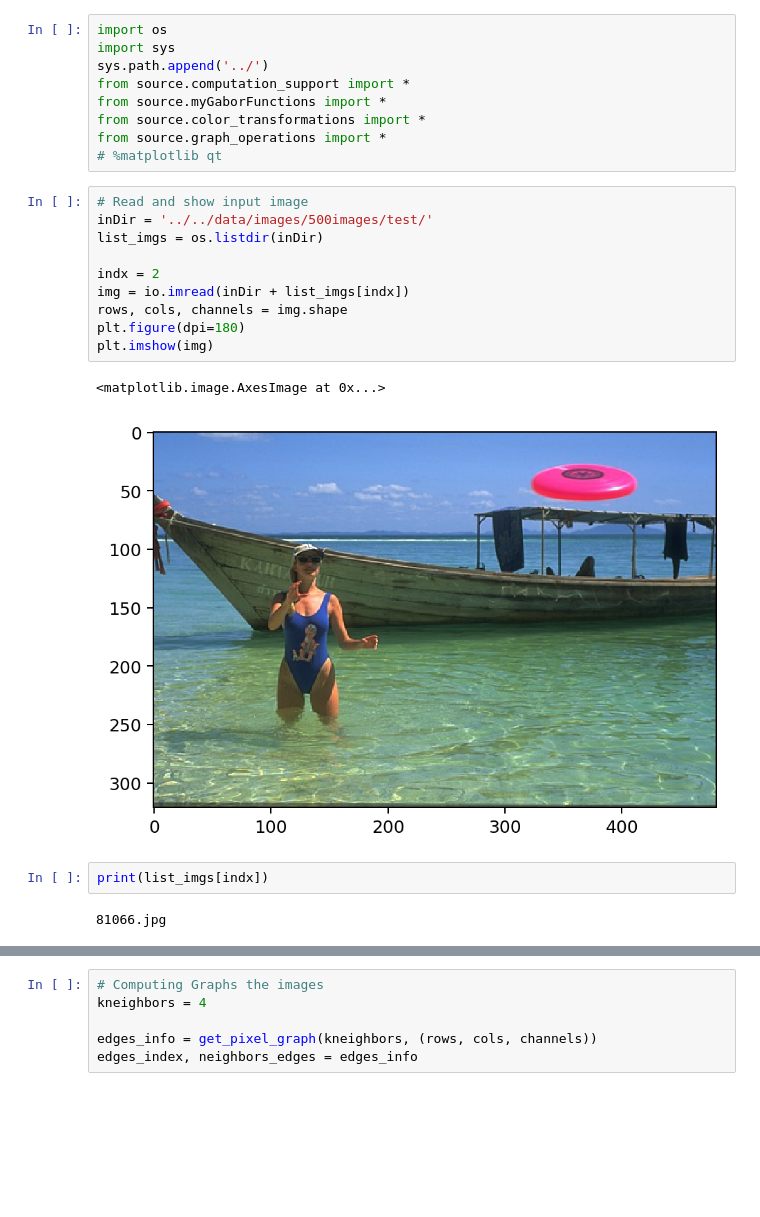
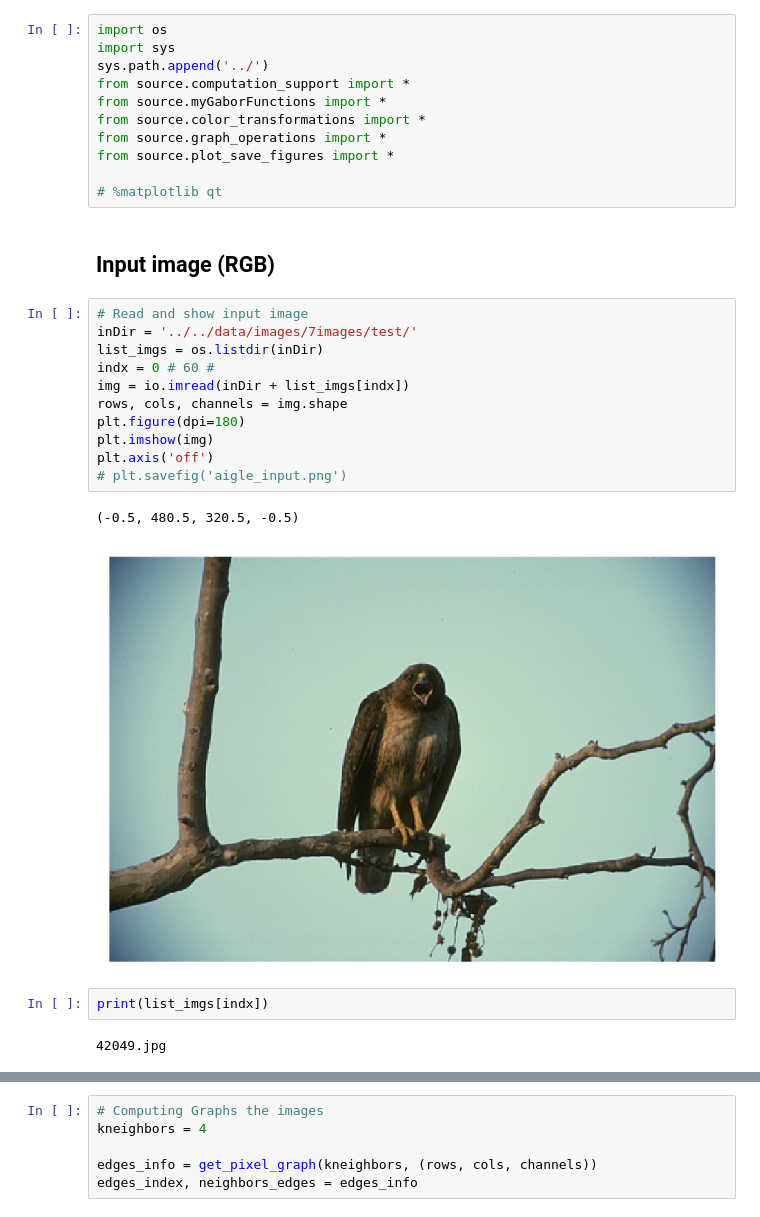
Before and after one commit to CVMethods/gabor_color_image_segmentation, a Jupyter notebook: jupyter-notebooks/image_gabor_responses.ipynb, the cells around one changed output, grey strips where cells are left out. Saved outputs shown, nothing was run; the diff lists cells and outputs as text; blank space fills up the shorter version.

```diff
--- a/jupyter-notebooks/image_gabor_responses.ipynb
+++ b/jupyter-notebooks/image_gabor_responses.ipynb
@@ -6,21 +6,26 @@ from source.computation_support import *
 from source.myGaborFunctions import *
 from source.color_transformations import *
 from source.graph_operations import *
+from source.plot_save_figures import *
+
 # %matplotlib qt
+# %% [markdown]
+## Input image (RGB)
 # %%
 # Read and show input image
-inDir = '../../data/images/500images/test/'
+inDir = '../../data/images/7images/test/'
 list_imgs = os.listdir(inDir)
-
-indx = 2
+indx = 0 # 60 #
 img = io.imread(inDir + list_imgs[indx])
 rows, cols, channels = img.shape
 plt.figure(dpi=180)
 plt.imshow(img)
+plt.axis('off')
+# plt.savefig('aigle_input.png')
 # %% [output]
-<matplotlib.image.AxesImage at 0x...>
+(-0.5, 480.5, 320.5, -0.5)
-[figure, old version]
+[figure, new version]
 # %%
 print(list_imgs[indx])
 # %% [output]
-81066.jpg
+42049.jpg
```
Also changed, not shown: parts of 39 cells of this notebook, 1 other file.
